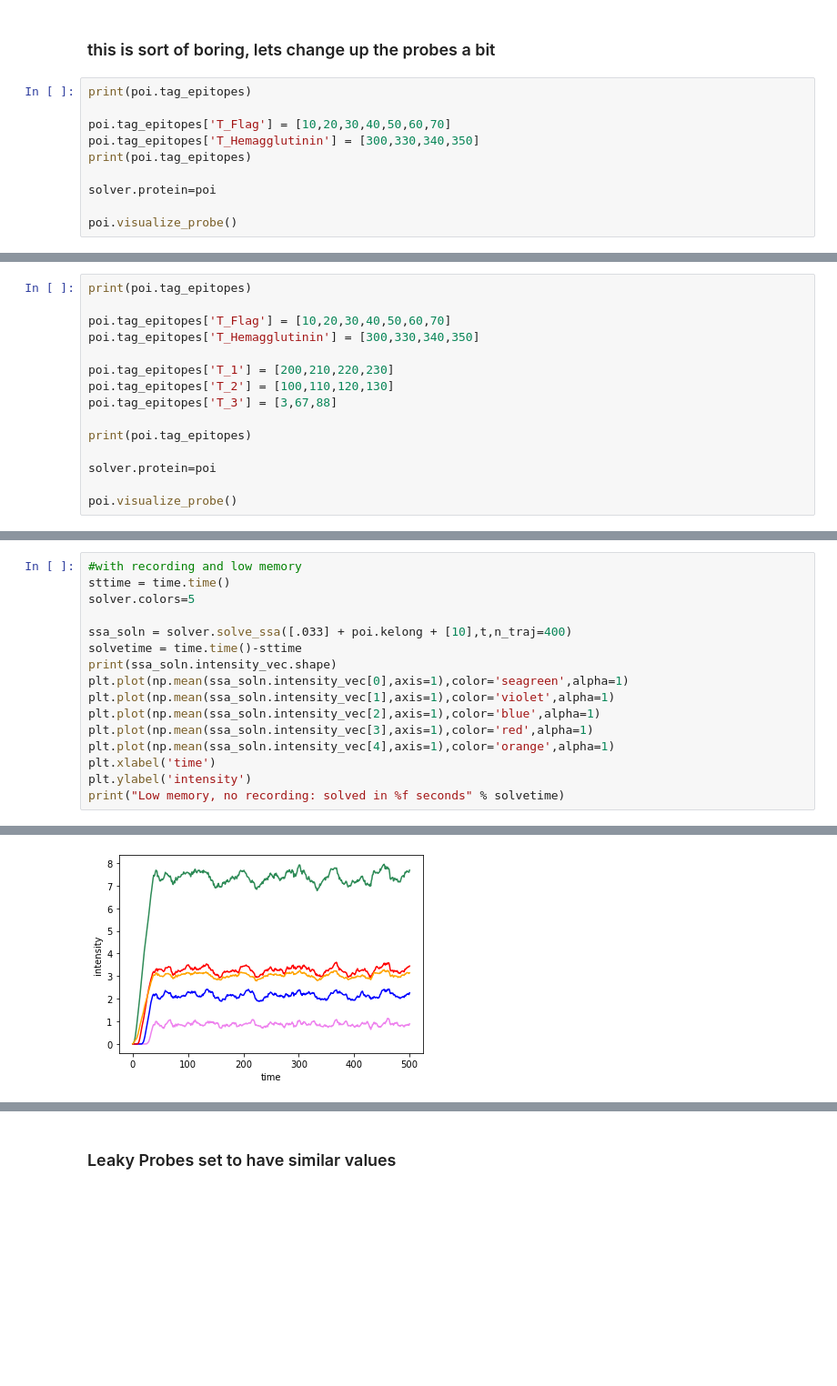
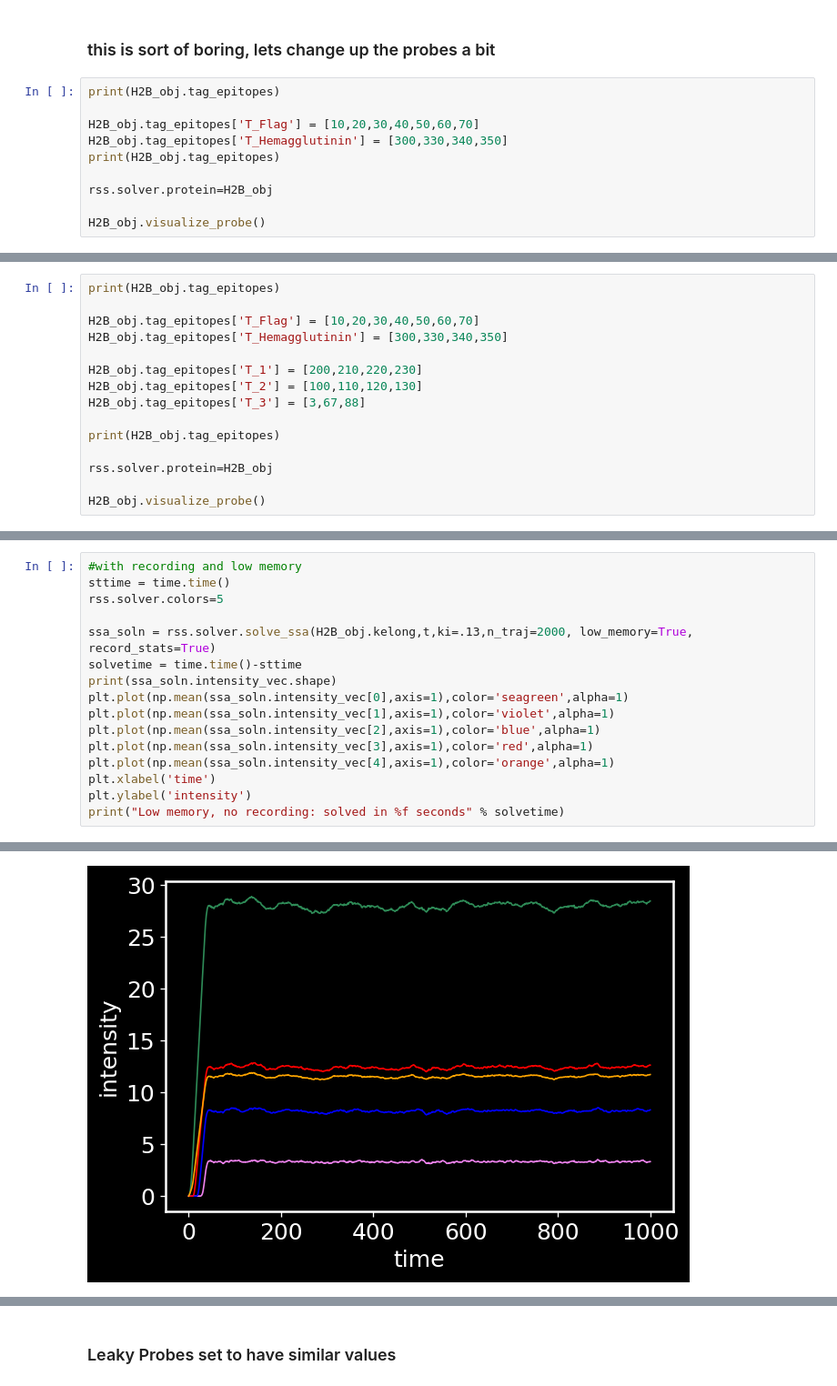
Before and after one commit to MunskyGroup/rSNAPsim, a Jupyter notebook: rsnapsim/interactive_notebooks/Solution Methods N color.ipynb, the cells around one changed output, grey strips where cells are left out. Shown at 91% size. Saved outputs shown, nothing was run; the diff lists cells and outputs as text; blank space fills up the shorter version.

```diff
--- a/rsnapsim/interactive_notebooks/Solution Methods N color.ipynb
+++ b/rsnapsim/interactive_notebooks/Solution Methods N color.ipynb
@@ -67,15 +57,15 @@ array([2.22997506, 1.95795511])
 # %% [markdown]
 ### this is sort of boring, lets change up the probes a bit
 # %%
-print(poi.tag_epitopes)
+print(H2B_obj.tag_epitopes)
 
-poi.tag_epitopes['T_Flag'] = [10,20,30,40,50,60,70]
-poi.tag_epitopes['T_Hemagglutinin'] = [300,330,340,350]
-print(poi.tag_epitopes)
+H2B_obj.tag_epitopes['T_Flag'] = [10,20,30,40,50,60,70]
+H2B_obj.tag_epitopes['T_Hemagglutinin'] = [300,330,340,350]
+print(H2B_obj.tag_epitopes)
 
-solver.protein=poi
+rss.solver.protein=H2B_obj
 
-poi.visualize_probe()
+H2B_obj.visualize_probe()
 # %% [output]
 {'T_Flag': [157, 167, 249, 258], 'T_Hemagglutinin': [133, 144, 239]}
 {'T_Flag': [10, 20, 30, 40, 50, 60, 70], 'T_Hemagglutinin': [300, 330, 340, 350]}
@@ -101,18 +89,18 @@ Low memory, no recording: solved in 0.313062 seconds
 # %%
-print(poi.tag_epitopes)
+print(H2B_obj.tag_epitopes)
 
-poi.tag_epitopes['T_Flag'] = [10,20,30,40,50,60,70]
-poi.tag_epitopes['T_Hemagglutinin'] = [300,330,340,350]
+H2B_obj.tag_epitopes['T_Flag'] = [10,20,30,40,50,60,70]
+H2B_obj.tag_epitopes['T_Hemagglutinin'] = [300,330,340,350]
 
-poi.tag_epitopes['T_1'] = [200,210,220,230]
-poi.tag_epitopes['T_2'] = [100,110,120,130]
-poi.tag_epitopes['T_3'] = [3,67,88]
+H2B_obj.tag_epitopes['T_1'] = [200,210,220,230]
+H2B_obj.tag_epitopes['T_2'] = [100,110,120,130]
+H2B_obj.tag_epitopes['T_3'] = [3,67,88]
 
-print(poi.tag_epitopes)
+print(H2B_obj.tag_epitopes)
 
-solver.protein=poi
+rss.solver.protein=H2B_obj
 
-poi.visualize_probe()
+H2B_obj.visualize_probe()
 # %% [output]
 {'T_Flag': [10, 20, 30, 40, 50, 60, 70], 'T_Hemagglutinin': [300, 330, 340, 350]}
 {'T_Flag': [10, 20, 30, 40, 50, 60, 70], 'T_Hemagglutinin': [300, 330, 340, 350], 'T_1': [200, 210, 220, 230], 'T_2': [100, 110, 120, 130], 'T_3': [3, 67, 88]}
@@ -120,9 +108,9 @@ poi.visualize_probe()
 # %%
 #with recording and low memory
 sttime = time.time()
-solver.colors=5
+rss.solver.colors=5
 
-ssa_soln = solver.solve_ssa([.033] + poi.kelong + [10],t,n_traj=400)
+ssa_soln = rss.solver.solve_ssa(H2B_obj.kelong,t,ki=.13,n_traj=2000, low_memory=True, record_stats=True)
 solvetime = time.time()-sttime
 print(ssa_soln.intensity_vec.shape)
 plt.plot(np.mean(ssa_soln.intensity_vec[0],axis=1),color='seagreen',alpha=1)
@@ -140,3 +127,3 @@ Low memory, no recording: solved in 0.827698 seconds
-[figure, old version]
+[figure, new version]
 # %%
 sttime = time.time()
```
Also changed, not shown: parts of 12 cells of this notebook, 6 other files.
